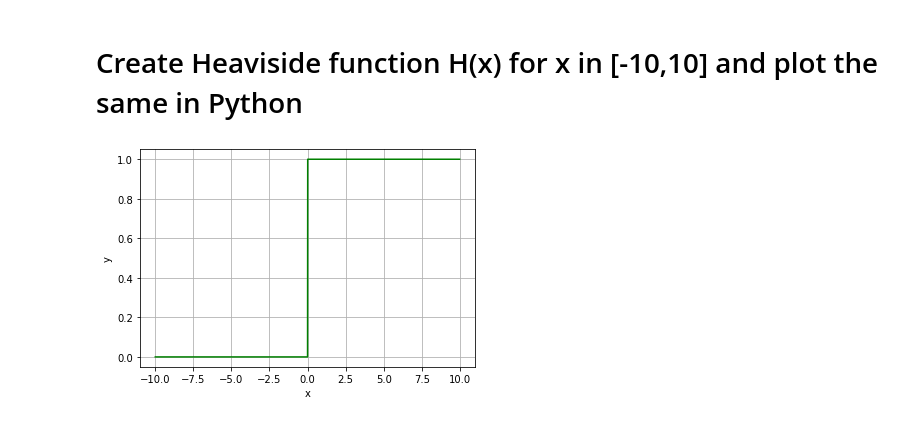
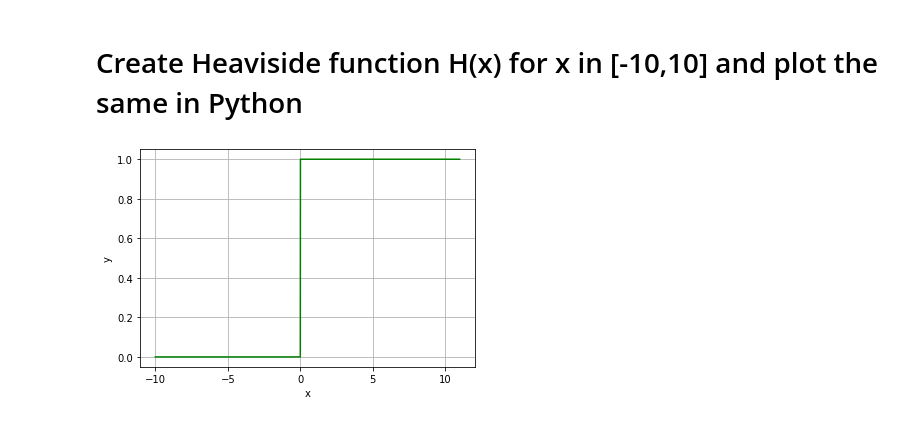
Before and after one commit to harshdhiman-ai/PYPR, a Jupyter notebook: PYPR_2021_EED.ipynb, the cells around one changed output. Drawn from its saved outputs; the diff is of its cells as text; code cells hidden in the pictures.

```diff
--- a/PYPR_2021_EED.ipynb
+++ b/PYPR_2021_EED.ipynb
@@ -591,7 +592,7 @@ while i<len(act):
          print("Pay penalty")
       else:
          print("Don't pay penalty")
-      i=i+1
+      i+=1
 # %% [output]
 Don't pay penalty
 Don't pay penalty
@@ -600,18 +601,18 @@ Pay penalty
 # %% [markdown]
 # Create Heaviside function H(x) for x in [-10,10] and plot the same in Python
 # %%
-x=np.arange(-10,10,0.01)
+x=np.arange(-10,11,0.01)
 import matplotlib.pyplot as plt
 y=list()
-for i in x:
+for i in x:    # for loop runs for the counter variable i in x , values of i are x
     if (i>0):
         y.append(1)
     else:
         y.append(0)
 plt.plot(x,y,'g')
 plt.xlabel("x")
 plt.ylabel("y")
 plt.grid()
 plt.show()
 # %% [output]
-[figure, old version]
+[figure, new version]
```
Also changed, not shown: parts of 10 cells of this notebook.
